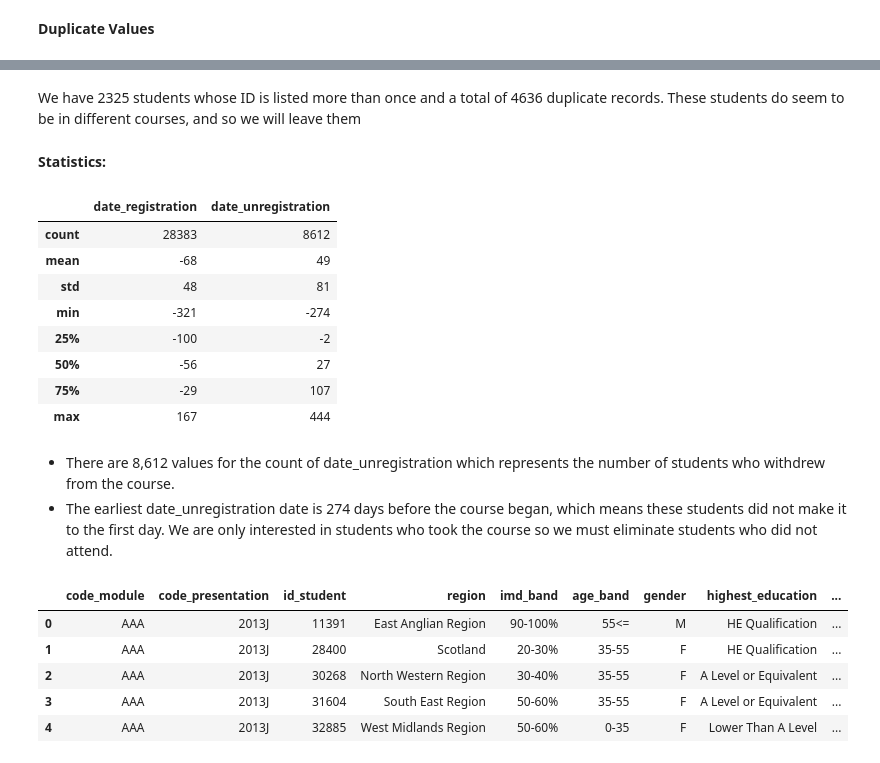
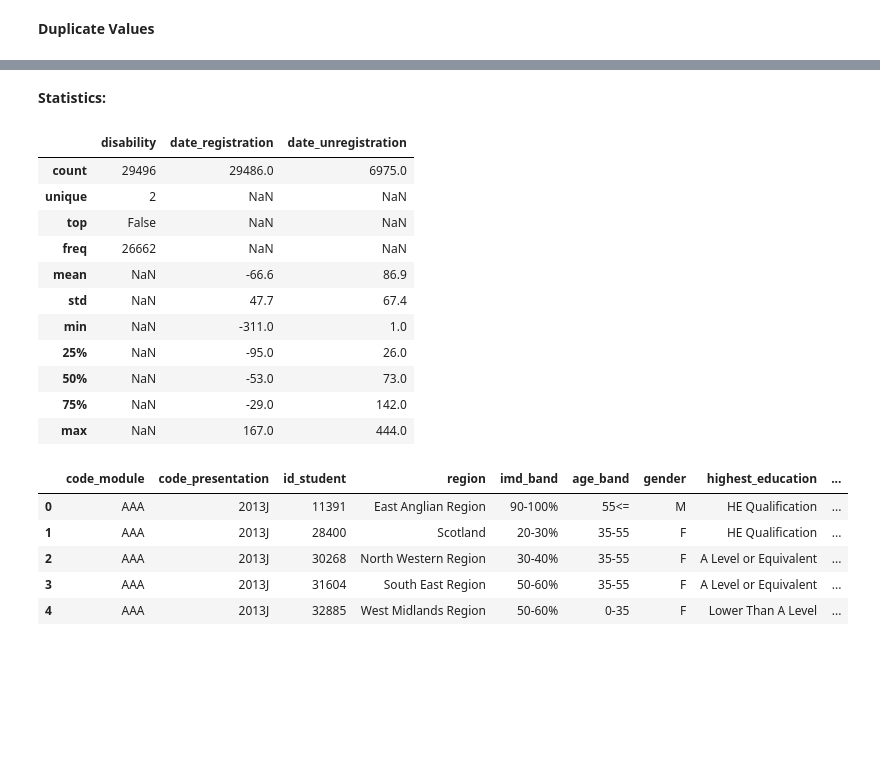
Before and after one commit to freyjagarner/Student-Data-Analysis, a Jupyter notebook: Capstone/Student_Info_and_Registration.ipynb, the cells around one changed output, grey strips where cells are left out. Saved outputs shown, nothing was run; the diff lists cells and outputs as text; code cells hidden in the pictures; blank space fills up the shorter version.

Commit message:
started cleaning student info and registration

````diff
--- a/Capstone/Student_Info_and_Registration.ipynb
+++ b/Capstone/Student_Info_and_Registration.ipynb
@@ -18,11 +15,10 @@ def markdown(line, cell):
 * The dataframe columns can then be reordered to keep relevent data together.
 ```
 # %%
-# left join and merge student info with student registration
-student_info_reg = student_info.merge(student_registration, how='left', on=['code_module', 'code_presentation', 'id_student'])
+# outer join and merge student info with student registration
+student_info_reg = student_info.merge(student_registration, how='outer', on=['code_module', 'code_presentation', 'id_student'], indicator=True)
 
+# locating where there is student info that did not match with student registration
+only_student_info = student_info_reg.loc[student_info_reg['_merge']=='left_only']
 # changing the student info dataframe to include only records where num_prev_attempts is
-student_info_reg = student_info_reg[student_info_reg['num_of_prev_attempts'] == 0]
-
-# reordering the student_info dataframe to keep country, module and student data together
-student_info_reg = student_info_reg[['code_module', 'code_presentation', 'id_student', 'region', 'imd_band', 'age_band', 'gender', 'highest_education', 'disability', 'final_result', 'date_registration', 'date_unregistration']]
+# student_info_reg = student_info_reg[student_info_reg['num_of_prev_attempts'] == 0]
@@ -34,0 +56,2 @@ student_info_reg = student_info_reg[['code_module', 'code_presentation', 'id_stu
+# %%
+student_info_reg = student_info_reg[student_info_reg['_merge'] != 'left_only']
@@ -194,24 +140,20 @@ total_sid_dupes = pd.concat(x for _, x in student_info_reg.groupby("id_student")
-# %%
-md(f'''We have {len(duped_sids)} students whose ID is listed more than once and a total of {len(total_sid_dupes)} duplicate records. These students do seem to be in different courses, and so we will leave them''')
-# %% [output]
-We have 2325 students whose ID is listed more than once and a total of 4636 duplicate records. These students do seem to be in different courses, and so we will leave them
 # %% [markdown]
 **Statistics:**
 # %%
-student_info_reg.describe().astype(int)
+student_info_reg.describe().round(1)
 # %% [output]
-|  | date_registration | date_unregistration |
-| count | 28383 | 8612 |
-| mean | -68 | 49 |
-| std | 48 | 81 |
-| min | -321 | -274 |
-| 25% | -100 | -2 |
-| 50% | -56 | 27 |
-| 75% | -29 | 107 |
-| max | 167 | 444 |
+|  | disability | date_registration | date_unregistration |
+| count | 29496 | 29486.0 | 6975.0 |
+| unique | 2 | NaN | NaN |
+| top | False | NaN | NaN |
+| freq | 26662 | NaN | NaN |
+| mean | NaN | -66.6 | 86.9 |
+| std | NaN | 47.7 | 67.4 |
+| min | NaN | -311.0 | 1.0 |
+| 25% | NaN | -95.0 | 26.0 |
+| 50% | NaN | -53.0 | 73.0 |
+| 75% | NaN | -29.0 | 142.0 |
+| max | NaN | 167.0 | 444.0 |
-# %% [markdown]
-* There are 8,612 values for the count of date_unregistration which represents the number of students who withdrew from the course.
-* The earliest date_unregistration date is 274 days before the course began, which means these students did not make it to the first day. We are only interested in students who took the course so we must eliminate students who did not attend.
 # %%
 # removing students who withdrew on or before the first day
 student_info_reg = student_info_reg.drop(student_info_reg[(student_info_reg['date_unregistration'] <= 0)].index)
````
Also changed, not shown: parts of 21 cells of this notebook.
